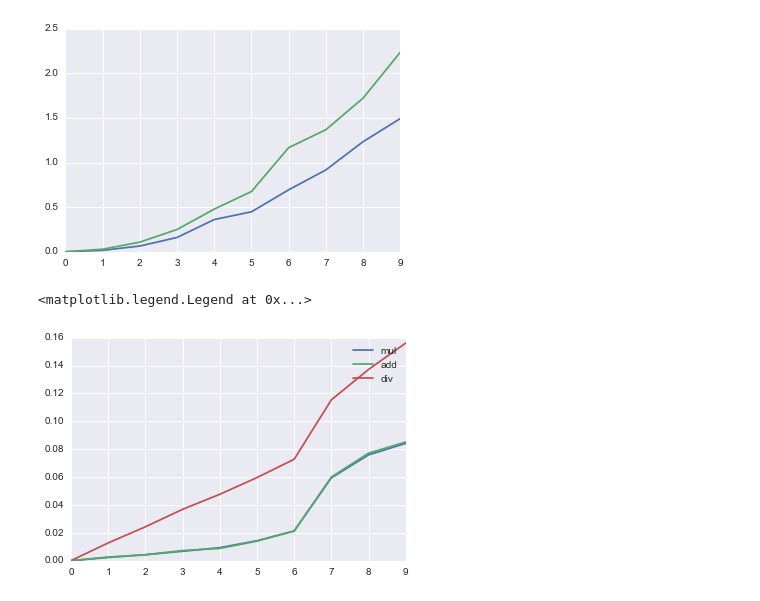
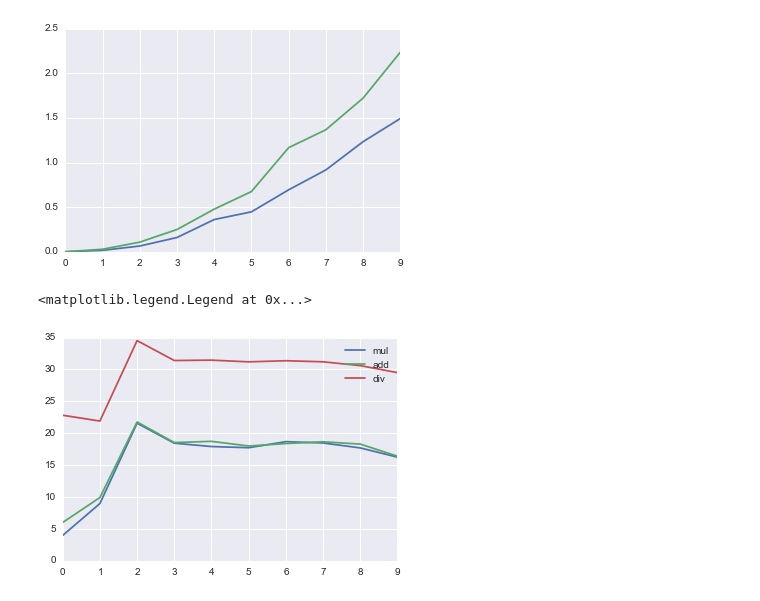
Before and after one commit to dgasmith/SICM2-Software-Summer-School-2014, a Jupyter notebook: Computer_Architechture/MemoryAlignment/Untitled0.ipynb, the cells around one changed output. Saved outputs shown, nothing was run; the diff lists cells and outputs as text; code cells hidden in the pictures.

```diff
--- a/ComputerArchitechture/MemoryAlignment/Untitled0.ipynb
+++ b/Computer_Architechture/MemoryAlignment/Untitled0.ipynb
@@ -92,32 +92,32 @@ plt.plot(np.arange(f_times.shape[0]), c_times)
 # %%
 sample_size = 50
 sample_count = 10
 
-array_sizes = np.linspace(10, dim_array_max/100, sample_count)
+array_sizes = np.linspace(1E5, dim_array_max/10, sample_count)
 matrix_sizes = np.linspace(10, dim_matrix_max, sample_count)
 
 times = defaultdict(list)
 
 def time_arr_operation(operation, number=10):
     return timeit.timeit(operation,
         'import numpy as np; from __main__ import arr',
          number=number)
 
 
 for x in array_sizes:
     x = int(x)
     arr = np.random.rand(x)
     GB_Size = arr.nbytes/1E9
 
-    times['add'].append(time_arr_operation('arr+arr', number=sample_size))
-    times['mul'].append(time_arr_operation('arr*arr', number=sample_size))
-    times['div'].append(time_arr_operation('arr/arr', number=sample_size))
+    times['add'].append(time_arr_operation('arr+arr', number=sample_size)/GB_Size)
+    times['mul'].append(time_arr_operation('arr*arr', number=sample_size)/GB_Size)
+    times['div'].append(time_arr_operation('arr/arr', number=sample_size)/GB_Size)
 
 
 for key in times.keys():
     plt.plot(np.arange(sample_count), times[key], label=key)
 
 plt.legend()
 # %% [output]
 <matplotlib.legend.Legend at 0x...>
-[figure, old version]
+[figure, new version]
```
Also changed, not shown: 16 other files.
